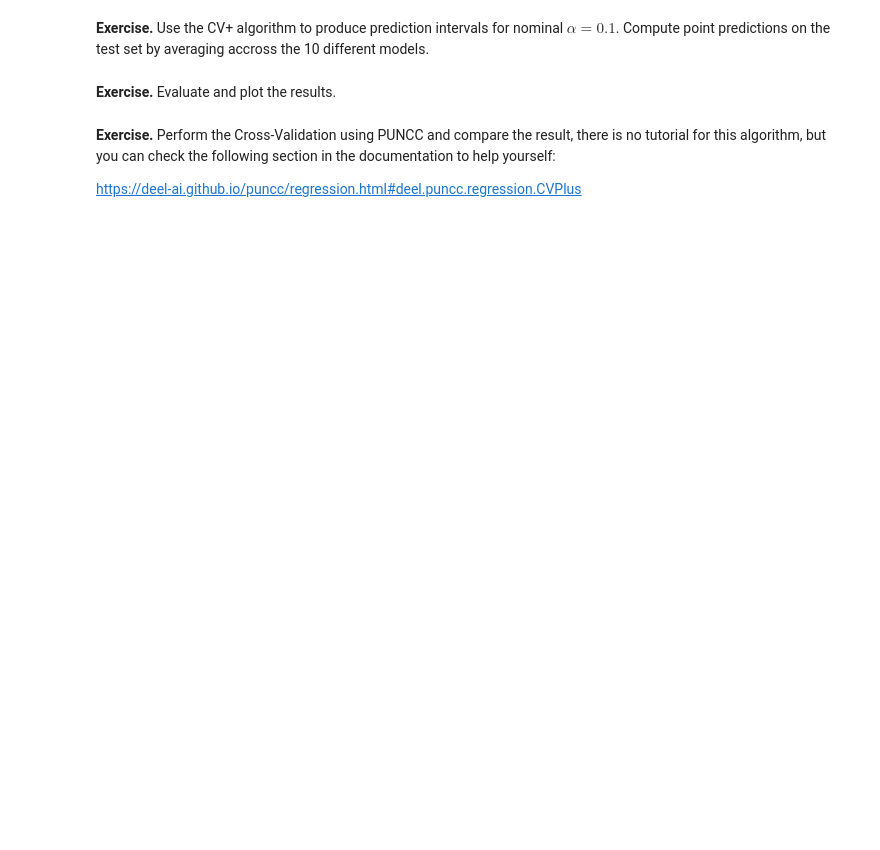
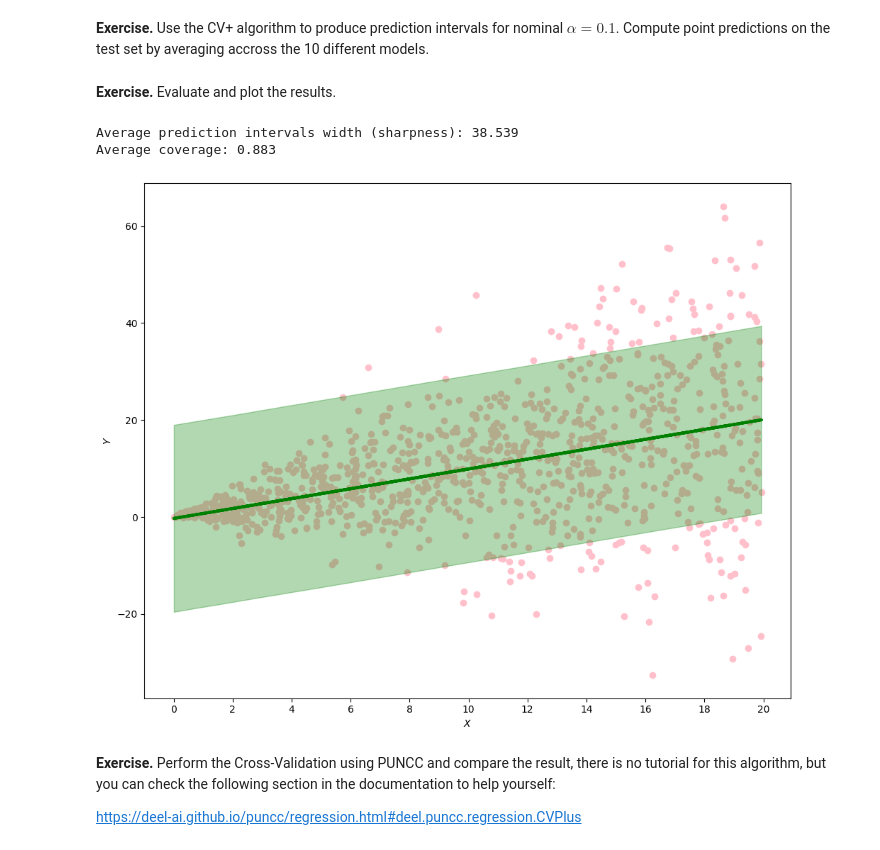
Before and after one commit to JuliaSfflt/AIF, a Jupyter notebook: conformal/conformal_unsolved.ipynb, the cells around one changed output. Drawn from its saved outputs; the diff is of its cells as text; code cells hidden in the pictures; blank space fills up the shorter version.

```diff
--- a/conformal/conformal_unsolved.ipynb
+++ b/conformal/conformal_unsolved.ipynb
@@ -241,3 +239,9 @@ plot_conformalized_data(X_test, y_test, y_pred_test, y_lower, y_upper)
+# %%
+# TODO: implement the evaluate_conformal_regression function
+def evaluate_conformal_regression (y_true, y_lower, y_upper):
+    coverage = np.mean((Y_test >= y_lower) & (Y_test <= y_upper))
+    avg_length = np.mean(y_upper - y_lower)
+    return coverage, avg_length
 # %% [markdown]
 **Exercise.** Evaluate the conformalized model with the help of the `evaluate_conformal_regression` function and display the results.
 # %%
@@ -269,2 +326,31 @@ Store the models into a list of models called `models` and the scores in a numpy
+# %%
+# TODO: train and compute scores according to the CV+ algorithm
+from sklearn.model_selection import KFold
+kf = KFold(n_splits=10, shuffle=True)
+
+models = []
+scores = []
+
+for fold, (train_index, val_index) in enumerate(kf.split(X_train, Y_train)):
+
+    # Split the data into training and validation sets
+    X_train_fold, X_val_fold = X_train[train_index], X_train[val_index]
+    y_train_fold, y_val_fold = Y_train[train_index], Y_train[val_index]
+
+    # Initialize the linear model
+    linear_model = LinearRegression()
+
+    # Train the model
+    linear_model.fit(X_train_fold, y_train_fold)
+    models.append(linear_model)
+
+    # Compute predictions on the validation set
+    y_pred_val = linear_model.predict(X_val_fold)
+
+    # Compute nonconformity scores and append to lists
+    scores.append(abs_difference(y_val_fold, y_pred_val))
+
+# concatenate scores into a numpy array
+scores = np.concatenate(scores)
 # %% [markdown]
 **Exercise.** Use the CV+ algorithm to produce prediction intervals for nominal $\alpha=0.1$. Compute point predictions on the test set by averaging accross the 10 different models.
@@ -279,3 +398,14 @@ Store the models into a list of models called `models` and the scores in a numpy
+# %%
+# TODO: Evaluate the results
+coverage, avg_length = evaluate_conformal_regression(Y_test, y_lower, y_upper)
+print(f"Average prediction intervals width (sharpness): {avg_length:.3f}")
+print(f"Average coverage: {coverage:.3f}")
+# TODO: plot the conformalized data
+plot_conformalized_data(X_test, Y_test, y_pred_test, y_lower, y_upper)
+# %% [output]
+Average prediction intervals width (sharpness): 38.539
+Average coverage: 0.883
+[figure, added]
 # %% [markdown]
 **Exercise.** Perform the Cross-Validation using PUNCC and compare the result, there is no tutorial for this algorithm, but you can check the following section in the documentation to help yourself:
 
```
Also changed, not shown: parts of 25 cells of this notebook.
